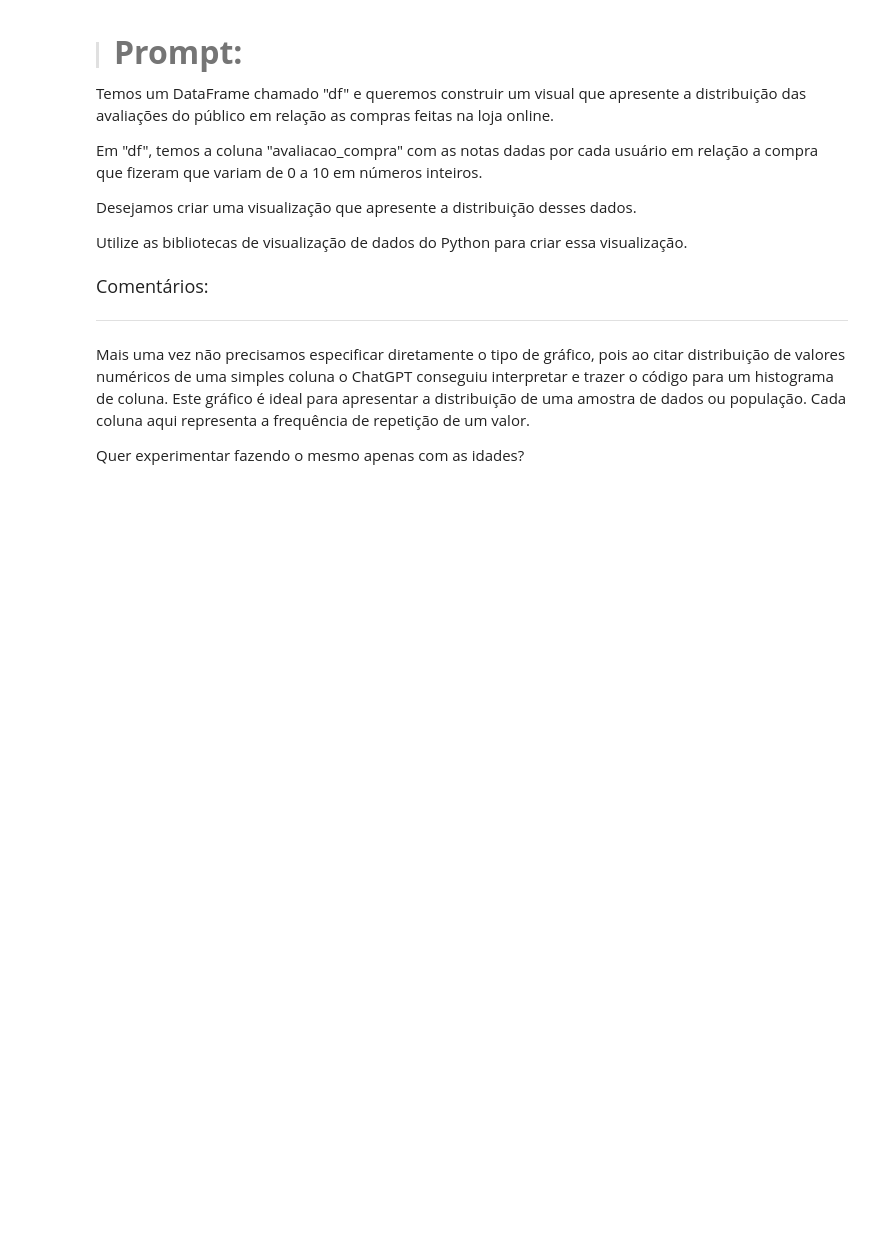
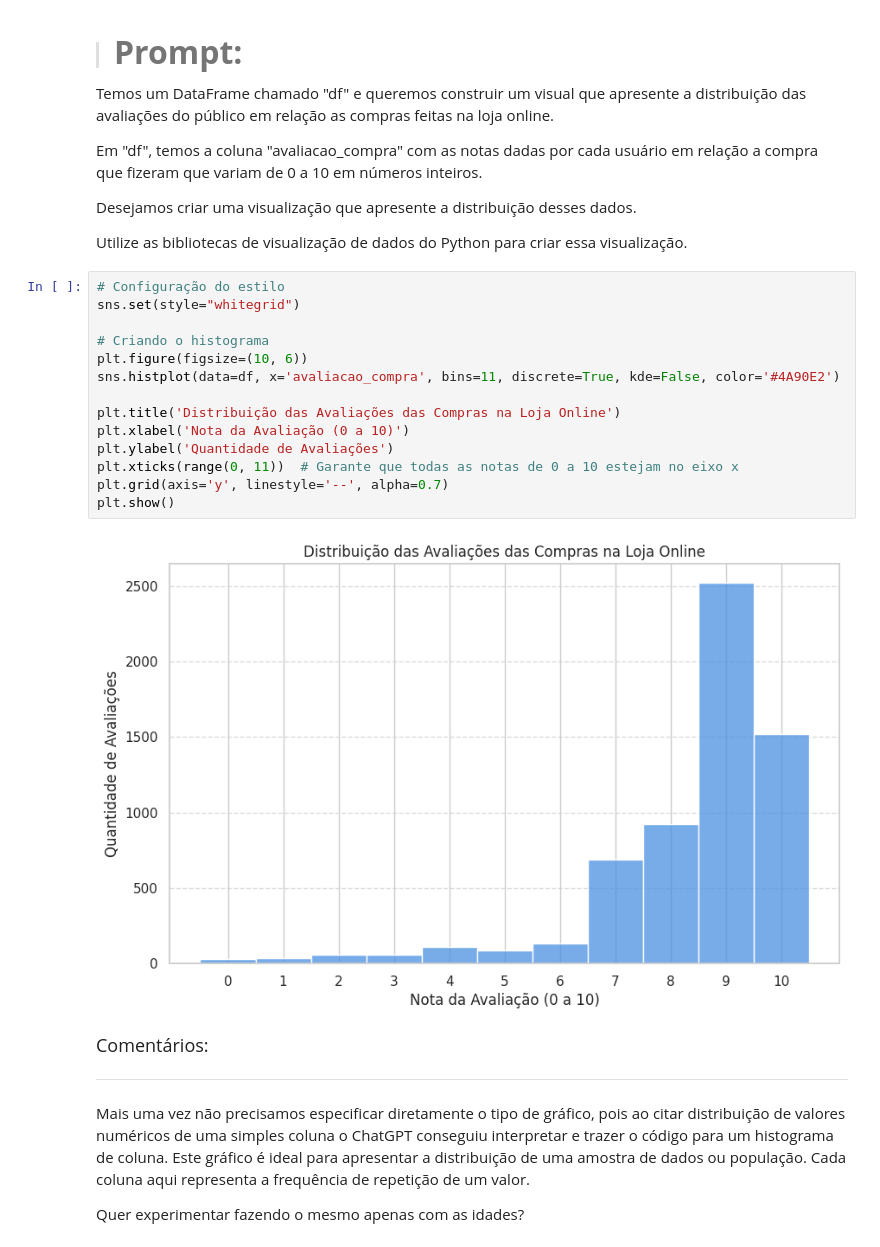
Before and after one commit to sanemar/ia-data_science, a Jupyter notebook: Projeto_Inicial_IA_aplicada_a_Data_Science_(1).ipynb, the cells around one changed output. Cells and saved outputs as stored; diff of their text form; blank space fills up the shorter version.

```diff
--- a/Projeto_Inicial_IA_aplicada_a_Data_Science_(1).ipynb
+++ b/Projeto_Inicial_IA_aplicada_a_Data_Science_(1).ipynb
@@ -904,6 +969,22 @@ Em "df", temos a coluna "avaliacao_compra" com as notas dadas por cada usuário
 Desejamos criar uma visualização que apresente a distribuição desses dados.
 
 Utilize as bibliotecas de visualização de dados do Python para criar essa visualização.
+# %%
+# Configuração do estilo
+sns.set(style="whitegrid")
+
+# Criando o histograma
+plt.figure(figsize=(10, 6))
+sns.histplot(data=df, x='avaliacao_compra', bins=11, discrete=True, kde=False, color='#4A90E2')
+
+plt.title('Distribuição das Avaliações das Compras na Loja Online')
+plt.xlabel('Nota da Avaliação (0 a 10)')
+plt.ylabel('Quantidade de Avaliações')
+plt.xticks(range(0, 11))  # Garante que todas as notas de 0 a 10 estejam no eixo x
+plt.grid(axis='y', linestyle='--', alpha=0.7)
+plt.show()
+# %% [output]
+[figure, added]
 # %% [markdown]
 <font color="7b71ff" size=4> Comentários: </font>
 
```
Also changed, not shown: parts of 20 cells of this notebook.
